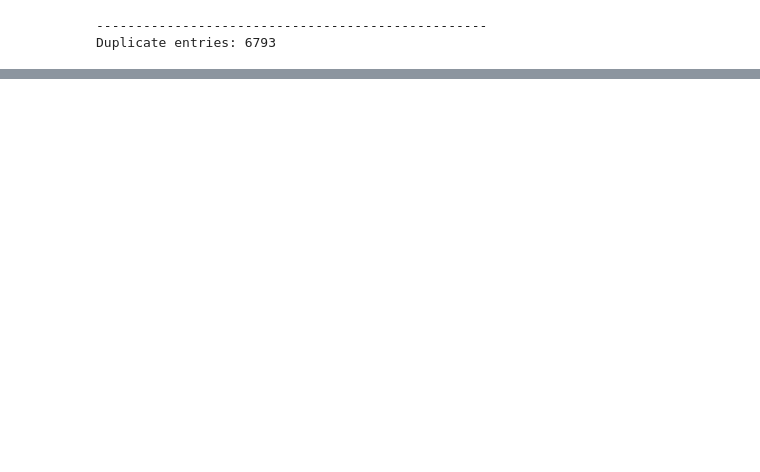
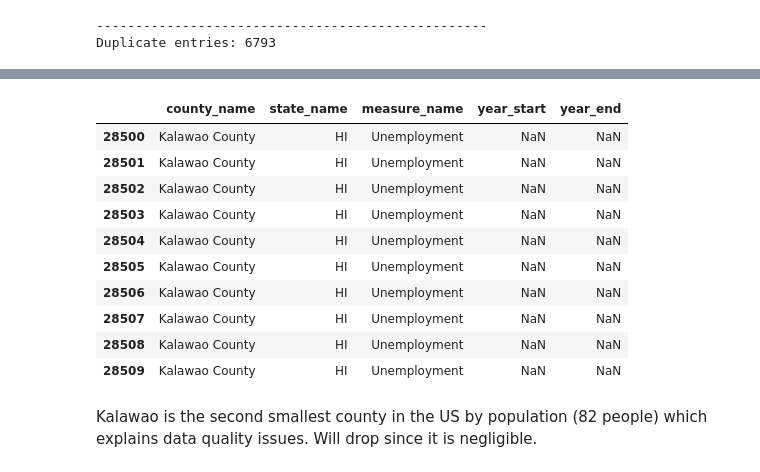
Before and after one commit to jpierre-7/us-county-health-analysis, a Jupyter notebook: eda.ipynb, the cells around one changed output, grey strips where cells are left out. Saved outputs shown, nothing was run; the diff lists cells and outputs as text; code cells hidden in the pictures; blank space fills up the shorter version.

Commit message:
Accounted for Kalawao County data quality issue in load_data.py, and updated key findings in eda.ipynb

```diff
--- a/eda.ipynb
+++ b/eda.ipynb
@@ -219,0 +230,41 @@ Duplicate entries: 6793
+# %%
+ # ----Cleaning---- #
+
+# Drop rows with missing values in 'Measure name', 'fipscode', and 'County' columns
+df = df[df['Measure name'].notna()]
+df = df[df['fipscode'].notna()]
+df = df[df['County'].notna()]
+
+# Formating 'fipscode'
+df['fipscode'] = df['fipscode'].astype(int).astype(str).str.zfill(5)
+df = df[df['fipscode'] != '00000']
+
+# Split 'Year span' into 'year_start' and 'year_end'
+split = df['Year span'].str.split('-', expand=True)
+df['year_start'] = split[0].replace('.', None)
+df['year_end'] = split[1].fillna(split[0]).replace('.', None)
+
+# Convert to integer (nullable)
+df['year_start'] = pd.to_numeric(df['year_start'], errors='coerce')
+df['year_end'] = pd.to_numeric(df['year_end'], errors='coerce')
+
+# Boolean flag for null raw_value
+df['raw_value_missing'] = df['Raw value'].isna()
+
+# Drop unnecessary columns
+df = df.drop(columns=['Data Release Year', 'State code', 'County code', 'Year span'])
+
+# Rename columns to match database schema
+df = df.rename(columns={
+    'Measure name': 'measure_name',
+    'Measure id': 'measure_id',
+    'Denominator': 'denominator',
+    'Numerator': 'numerator',
+    'Raw value': 'raw_value',
+    'Confidence Interval Upper Bound': 'ci_upper',
+    'Confidence Interval Lower Bound': 'ci_lower',
+    'State': 'state_name',
+    'County': 'county_name'})
+
+# Saving cleaned data to a new CSV file
+df.to_csv('data/cleaned_county_health_rankings.csv', index=False)
@@ -219,0 +291,16 @@ Duplicate entries: 6793
+# %%
+df[df['year_start'].isna()][['county_name', 'state_name', 'measure_name', 'year_start', 'year_end']]
+# %% [output]
+|  | county_name | state_name | measure_name | year_start | year_end |
+| 28500 | Kalawao County | HI | Unemployment | NaN | NaN |
+| 28501 | Kalawao County | HI | Unemployment | NaN | NaN |
+| 28502 | Kalawao County | HI | Unemployment | NaN | NaN |
+| 28503 | Kalawao County | HI | Unemployment | NaN | NaN |
+| 28504 | Kalawao County | HI | Unemployment | NaN | NaN |
+| 28505 | Kalawao County | HI | Unemployment | NaN | NaN |
+| 28506 | Kalawao County | HI | Unemployment | NaN | NaN |
+| 28507 | Kalawao County | HI | Unemployment | NaN | NaN |
+| 28508 | Kalawao County | HI | Unemployment | NaN | NaN |
+| 28509 | Kalawao County | HI | Unemployment | NaN | NaN |
+# %% [markdown]
+Kalawao is the second smallest county in the US by population (82 people) which explains data quality issues. Will drop since it is negligible.
```
Also changed, not shown: parts of 5 cells of this notebook, 2 other files.
